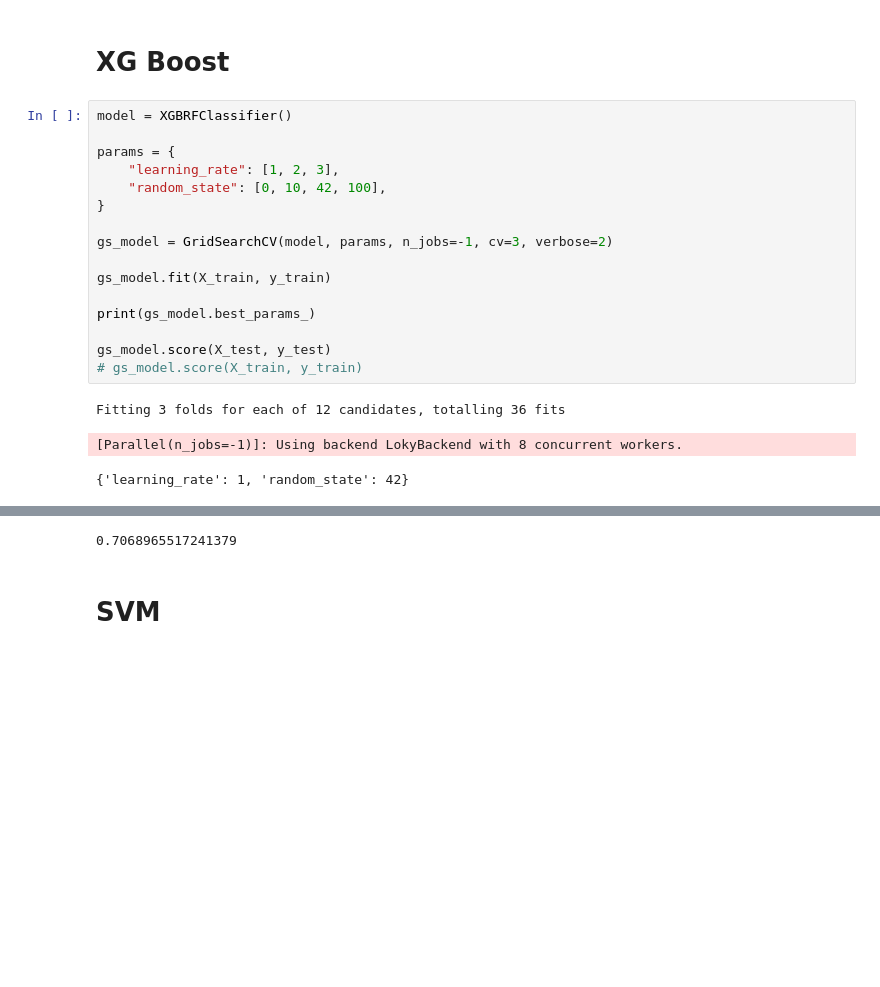
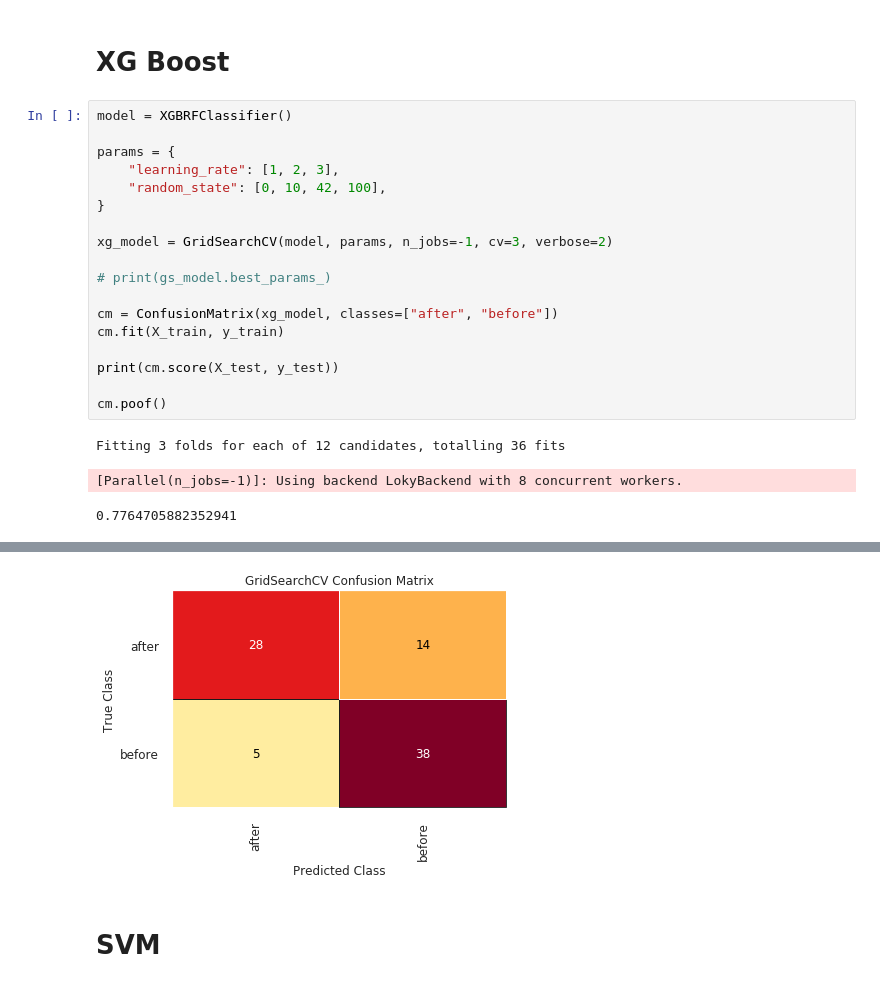
Before and after one commit to QED0711/wiki_learn, a Jupyter notebook: exploration/label_classifier.ipynb, the cells around one changed output, grey strips where cells are left out. Cells and saved outputs as stored; diff of their text form; blank space fills up the shorter version.

```diff
--- a/exploration/label_classifier.ipynb
+++ b/exploration/label_classifier.ipynb
@@ -158,15 +190,17 @@ params = {
     "random_state": [0, 10, 42, 100],
 }
 
-gs_model = GridSearchCV(model, params, n_jobs=-1, cv=3, verbose=2)
+xg_model = GridSearchCV(model, params, n_jobs=-1, cv=3, verbose=2)
 
-gs_model.fit(X_train, y_train)
+# print(gs_model.best_params_)
 
-print(gs_model.best_params_)
+cm = ConfusionMatrix(xg_model, classes=["after", "before"])
+cm.fit(X_train, y_train)
 
-gs_model.score(X_test, y_test)
-# gs_model.score(X_train, y_train)
+print(cm.score(X_test, y_test))
+
+cm.poof()
 # %% [output]
 Fitting 3 folds for each of 12 candidates, totalling 36 fits
 [Parallel(n_jobs=-1)]: Using backend LokyBackend with 8 concurrent workers.
-{'learning_rate': 1, 'random_state': 42}
+0.7764705882352941
@@ -174,4 +208,4 @@ Fitting 3 folds for each of 12 candidates, totalling 36 fits
-0.7068965517241379
+[figure, added]
 # %% [markdown]
 # SVM
 # %%
```
Also changed, not shown: parts of 8 cells of this notebook, 5 other files.
